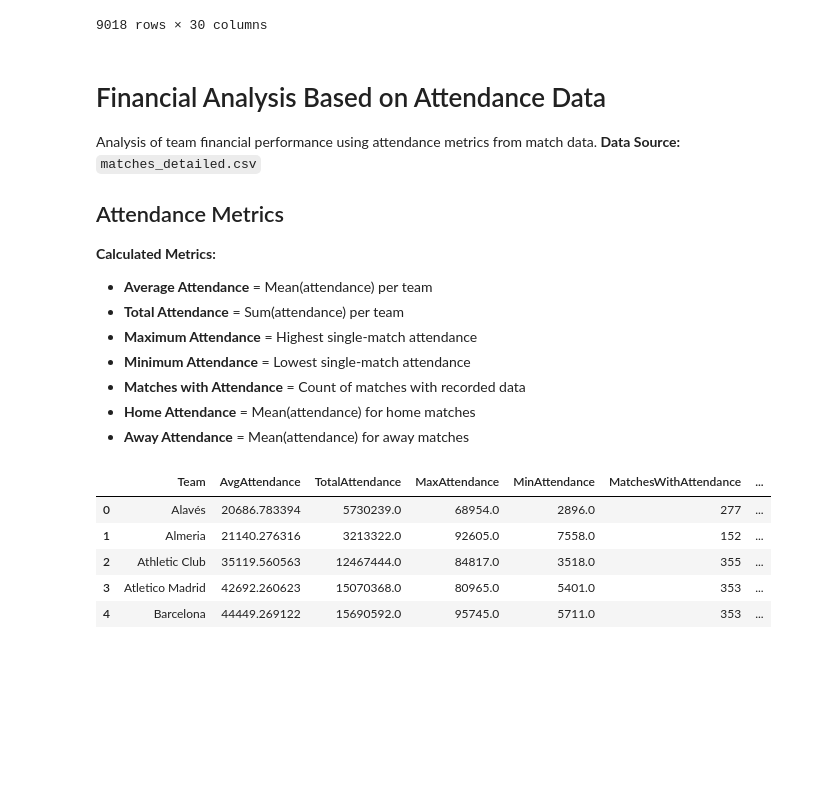
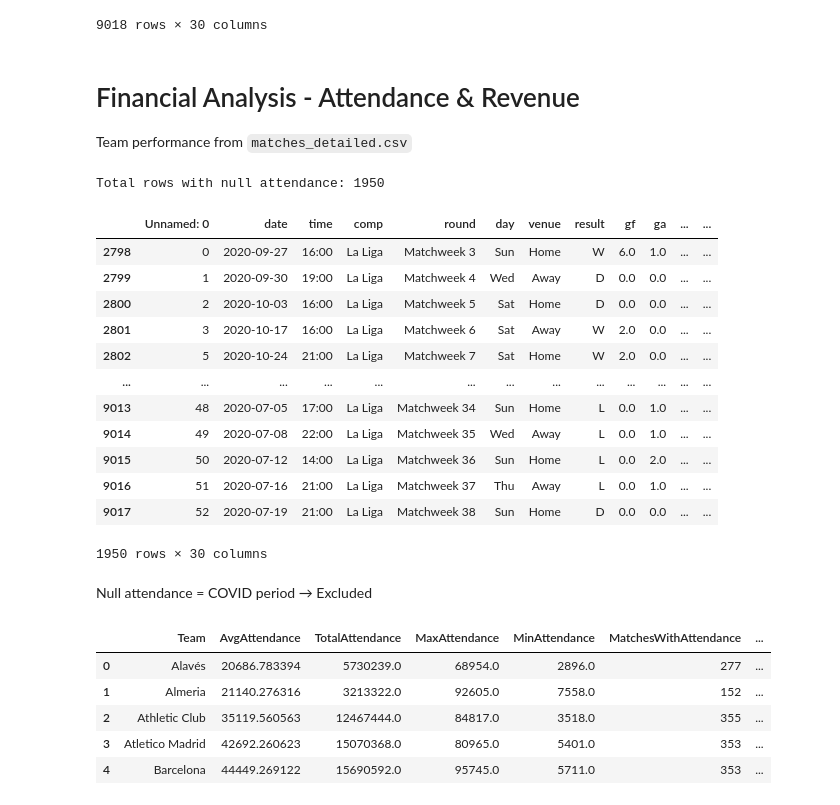
Before and after one commit to Divyanshu-Kumar19/LaLiga-Analysis, a Jupyter notebook: Analysis/src/FinancialAnalysis.ipynb, the cells around one changed output. Drawn from its saved outputs; the diff is of its cells as text; code cells hidden in the pictures; blank space fills up the shorter version.

```diff
--- a/Analysis/src/FinancialAnalysis.ipynb
+++ b/Analysis/src/FinancialAnalysis.ipynb
@@ -18,18 +18,29 @@ matches_detailed
 | 9017 | 52 | 2020-07-19 | 21:00 | La Liga | Matchweek 38 | Sun | Home | D | 0.0 | 0.0 | ... | ... |
 9018 rows × 30 columns
 # %% [markdown]
-# Financial Analysis Based on Attendance Data
-Analysis of team financial performance using attendance metrics from match data.
-**Data Source:** `matches_detailed.csv`
-## Attendance Metrics
-**Calculated Metrics:**
-- **Average Attendance** = Mean(attendance) per team
-- **Total Attendance** = Sum(attendance) per team
-- **Maximum Attendance** = Highest single-match attendance
-- **Minimum Attendance** = Lowest single-match attendance
-- **Matches with Attendance** = Count of matches with recorded data
-- **Home Attendance** = Mean(attendance) for home matches
-- **Away Attendance** = Mean(attendance) for away matches
+# Financial Analysis - Attendance & Revenue
+Team performance from `matches_detailed.csv`
+# %%
+null_attendance = matches_detailed[matches_detailed["attendance"].isna()]
+print(f"Total rows with null attendance: {len(null_attendance)}")
+null_attendance
+# %% [output]
+Total rows with null attendance: 1950
+|  | Unnamed: 0 | date | time | comp | round | day | venue | result | gf | ga | ... | ... |
+| 2798 | 0 | 2020-09-27 | 16:00 | La Liga | Matchweek 3 | Sun | Home | W | 6.0 | 1.0 | ... | ... |
+| 2799 | 1 | 2020-09-30 | 19:00 | La Liga | Matchweek 4 | Wed | Away | D | 0.0 | 0.0 | ... | ... |
+| 2800 | 2 | 2020-10-03 | 16:00 | La Liga | Matchweek 5 | Sat | Home | D | 0.0 | 0.0 | ... | ... |
+| 2801 | 3 | 2020-10-17 | 16:00 | La Liga | Matchweek 6 | Sat | Away | W | 2.0 | 0.0 | ... | ... |
+| 2802 | 5 | 2020-10-24 | 21:00 | La Liga | Matchweek 7 | Sat | Home | W | 2.0 | 0.0 | ... | ... |
+| ... | ... | ... | ... | ... | ... | ... | ... | ... | ... | ... | ... | ... |
+| 9013 | 48 | 2020-07-05 | 17:00 | La Liga | Matchweek 34 | Sun | Home | L | 0.0 | 1.0 | ... | ... |
+| 9014 | 49 | 2020-07-08 | 22:00 | La Liga | Matchweek 35 | Wed | Away | L | 0.0 | 1.0 | ... | ... |
+| 9015 | 50 | 2020-07-12 | 14:00 | La Liga | Matchweek 36 | Sun | Home | L | 0.0 | 2.0 | ... | ... |
+| 9016 | 51 | 2020-07-16 | 21:00 | La Liga | Matchweek 37 | Thu | Away | L | 0.0 | 1.0 | ... | ... |
+| 9017 | 52 | 2020-07-19 | 21:00 | La Liga | Matchweek 38 | Sun | Home | D | 0.0 | 0.0 | ... | ... |
+1950 rows × 30 columns
+# %% [markdown]
+Null attendance = COVID period → Excluded
 # %%
 # Attendance metrics
 df = matches_detailed.dropna(subset=["attendance"]).copy()
```
Also changed, not shown: parts of 6 cells of this notebook, 7 other files.
